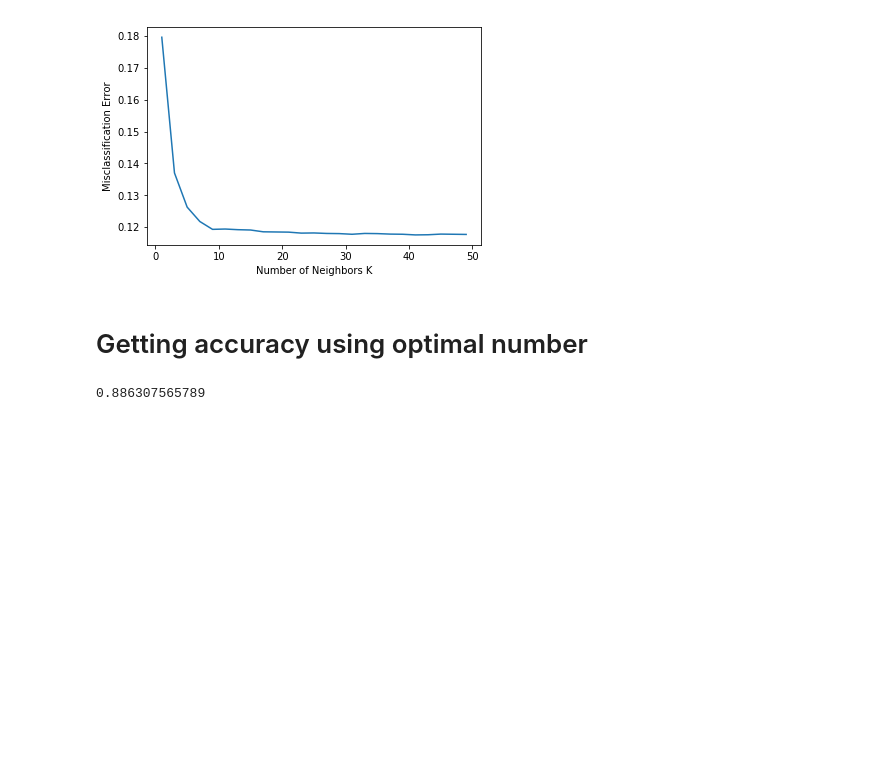
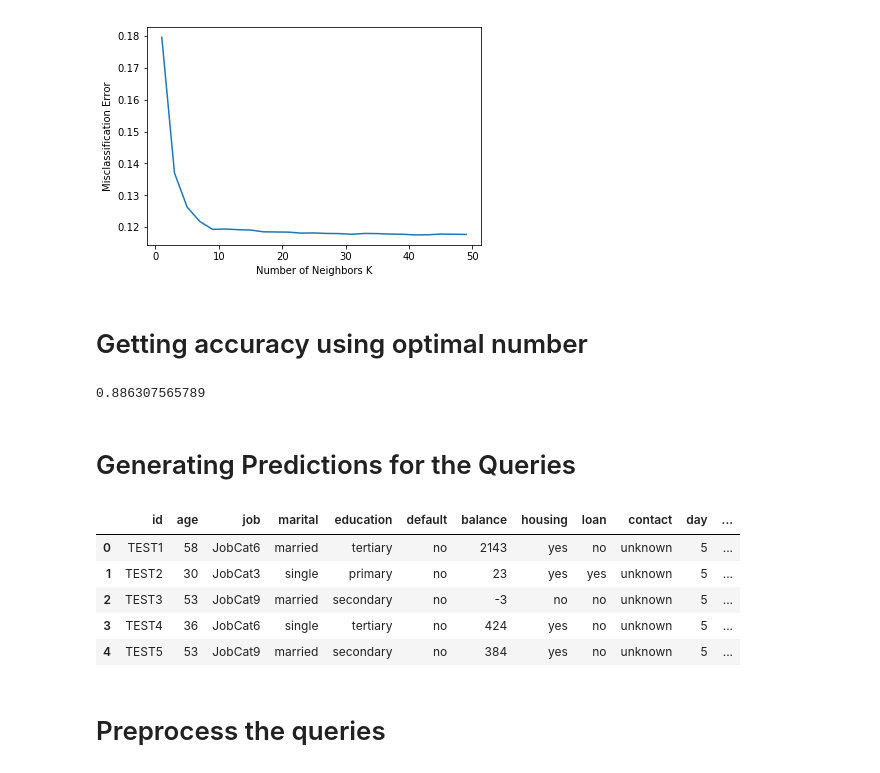
Before and after one commit to Ciaran-OBrien/Machine-Learning-Assignment-2-Classifier, a Jupyter notebook: Phase3_Feature_Selection.ipynb, the cells around one changed output. Cells and saved outputs as stored; diff of their text form; code cells hidden in the pictures; blank space fills up the shorter version.

```diff
--- a/Phase3_Feature_Selection.ipynb
+++ b/Phase3_Feature_Selection.ipynb
@@ -111,0 +120,2 @@ print(accuracy_score(y_test, pred))
+# %% [markdown]
+# Generating Predictions for the Queries
@@ -111,0 +129,24 @@ print(accuracy_score(y_test, pred))
+# %%
+#get the headers
+col_headers = []
+
+with open('data/dataDescription.txt', 'r') as dd:
+    for line in dd:
+        if line[0].isdigit():
+            items = line.split(' ')
+            col_headers.append(items[2].strip().replace(':', ''))
+# %%
+#get the queries
+df = pd.read_csv('data/queries.txt', header=None)
+# %%
+#assigns column headers to the data
+df.columns = col_headers
+# %%
+df.head()
+# %% [output]
+|  | id | age | job | marital | education | default | balance | housing | loan | contact | day | ... |
+| 0 | TEST1 | 58 | JobCat6 | married | tertiary | no | 2143 | yes | no | unknown | 5 | ... |
+| 1 | TEST2 | 30 | JobCat3 | single | primary | no | 23 | yes | yes | unknown | 5 | ... |
+| 2 | TEST3 | 53 | JobCat9 | married | secondary | no | -3 | no | no | unknown | 5 | ... |
+| 3 | TEST4 | 36 | JobCat6 | single | tertiary | no | 424 | yes | no | unknown | 5 | ... |
+| 4 | TEST5 | 53 | JobCat9 | married | secondary | no | 384 | yes | no | unknown | 5 | ... |
@@ -111,0 +155,2 @@ print(accuracy_score(y_test, pred))
+# %% [markdown]
+# Preprocess the queries
```
Also changed, not shown: parts of 19 cells of this notebook, 6 other files.
